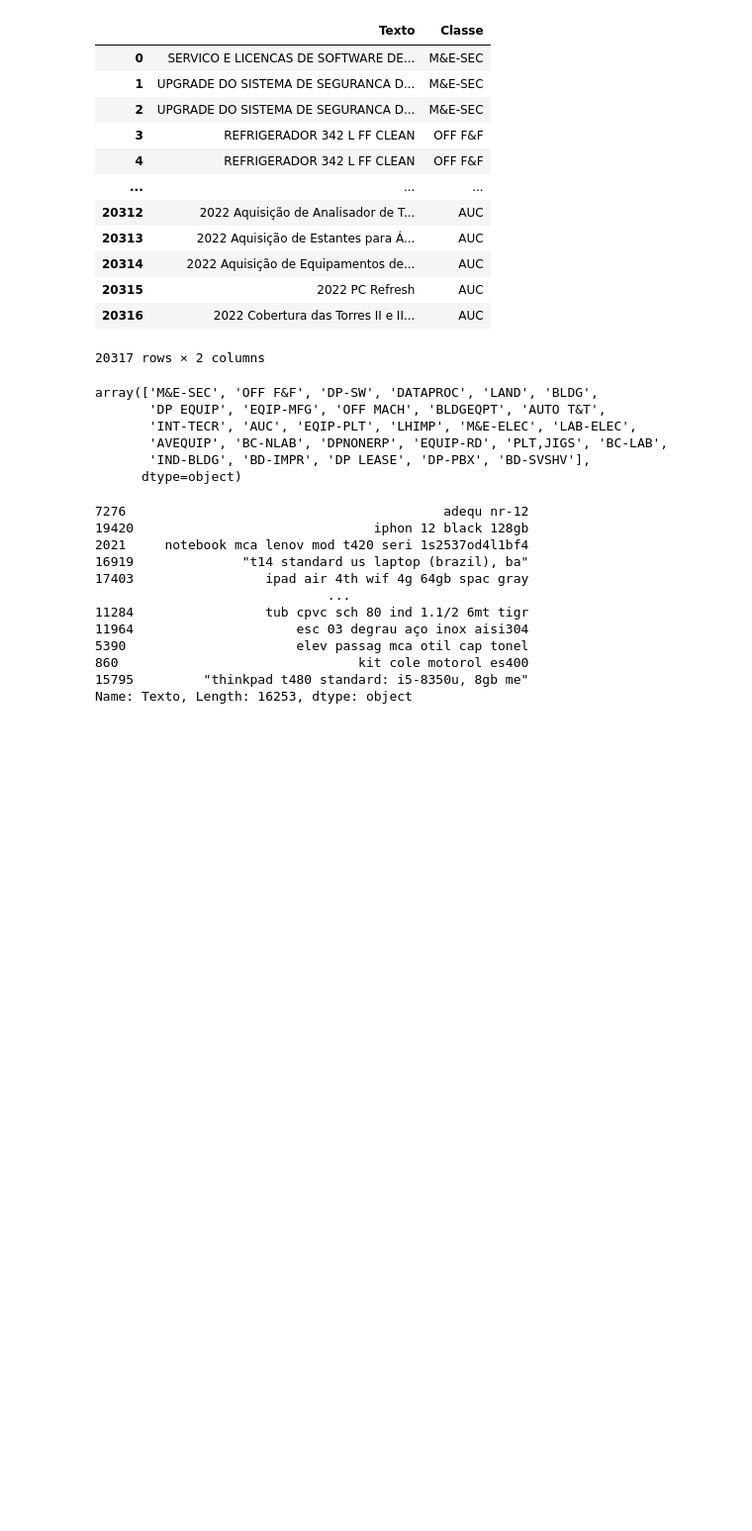
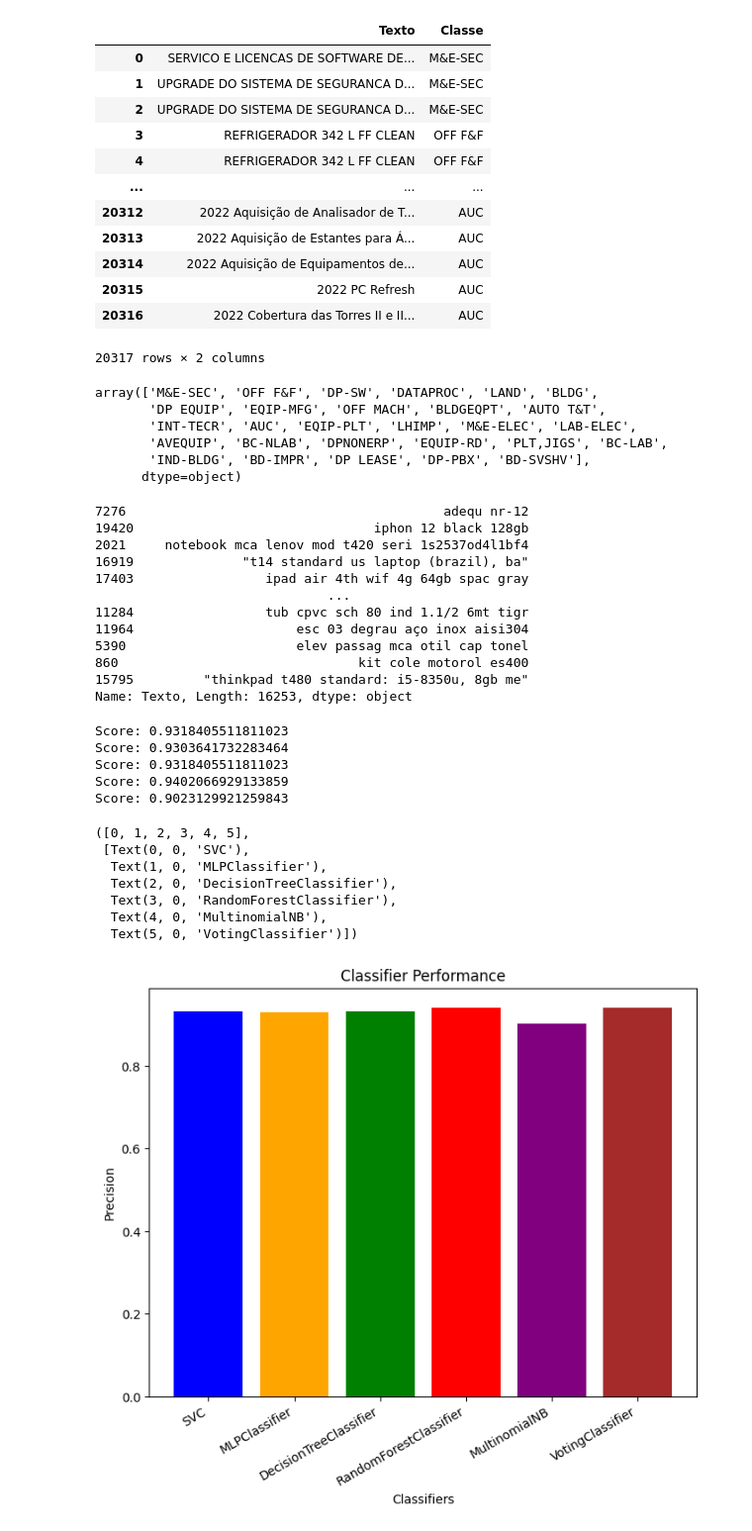
Before and after one commit to JoaoAssalim/Class-by-Description-Classifier-with-NLP, a Jupyter notebook: notebooks/ClassificaçãoDescrições.ipynb, the cells around one changed output. Shown at 99% size. Saved outputs shown, nothing was run; the diff lists cells and outputs as text; code cells hidden in the pictures; blank space fills up the shorter version.

```diff
--- a/notebooks/ClassificaçãoDescrições.ipynb
+++ b/notebooks/ClassificaçãoDescrições.ipynb
@@ -112 +114,43 @@ Name: Texto, Length: 16253, dtype: object
+# %%
+for model in models:
+    pipeline = Pipeline([
+        ('vectorizer', CountVectorizer()),
+        ('classifier', model)
+    ])
+    pipeline.fit(X_train, y_train)
+    print(f'Score: {pipeline.score(X_test, y_test)}')
+# %% [output]
+Score: 0.9318405511811023
+Score: 0.9303641732283464
+Score: 0.9318405511811023
+Score: 0.9402066929133859
+Score: 0.9023129921259843
+# %%
+# Dados de exemplo
+pred = [0.93184, 0.93036, 0.93184, 0.94020, 0.90231, 0.94094]
+label = ["SVC", "MLPClassifier", "DecisionTreeClassifier", "RandomForestClassifier", "MultinomialNB", "VotingClassifier"]
+
+# Atribua cores diferentes para as barras
+colors = ['blue', 'orange', 'green', 'red', 'purple', 'brown']
+
+# Crie uma figura
+plt.figure(figsize=(8, 6))
+
+# Use seaborn para plotar a matriz de confusão como um mapa de calor
+bars = plt.bar(label, pred, color=colors)
+
+# Adicione rótulos aos eixos
+plt.xlabel('Classifiers')
+plt.ylabel('Precision')
+plt.title('Classifier Performance')
+plt.xticks(rotation=30, ha='right')
+# %% [output]
+([0, 1, 2, 3, 4, 5],
+ [Text(0, 0, 'SVC'),
+  Text(1, 0, 'MLPClassifier'),
+  Text(2, 0, 'DecisionTreeClassifier'),
+  Text(3, 0, 'RandomForestClassifier'),
+  Text(4, 0, 'MultinomialNB'),
+  Text(5, 0, 'VotingClassifier')])
+[figure, added]
 # %%
```
Also changed, not shown: parts of 17 cells of this notebook.
